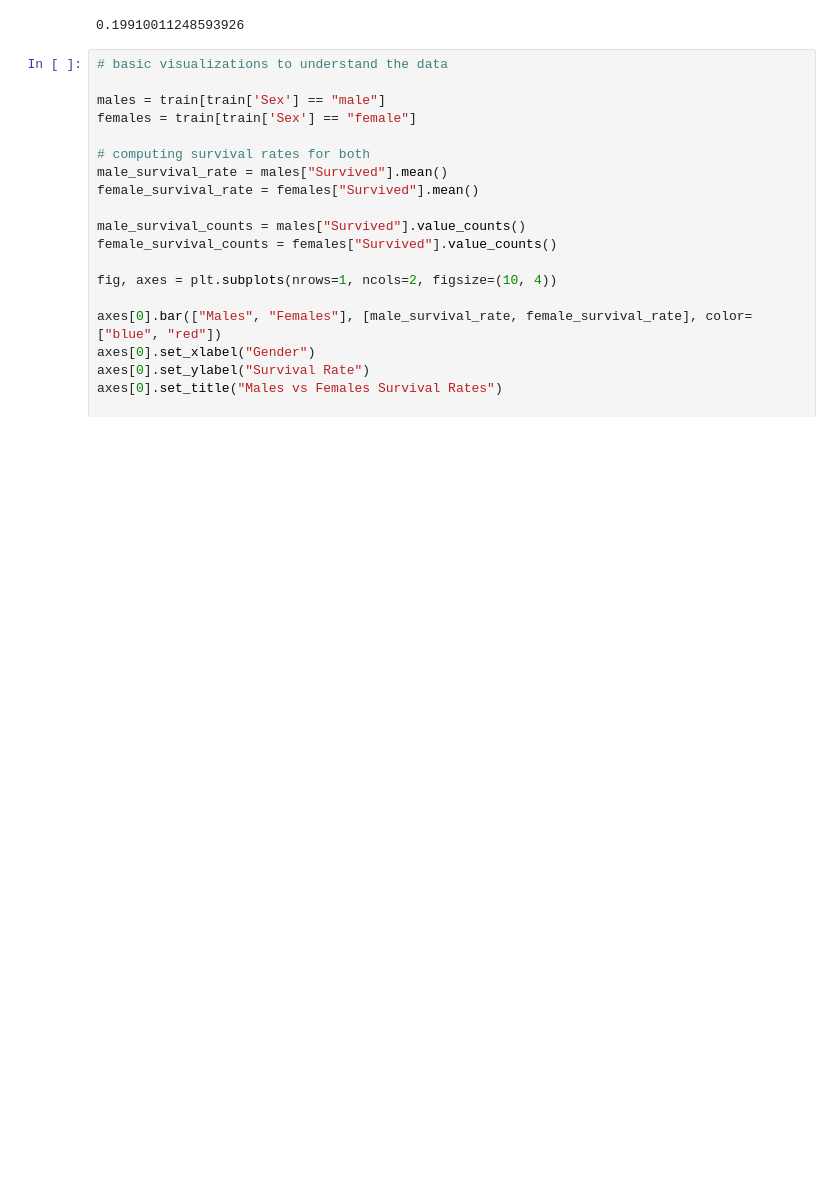
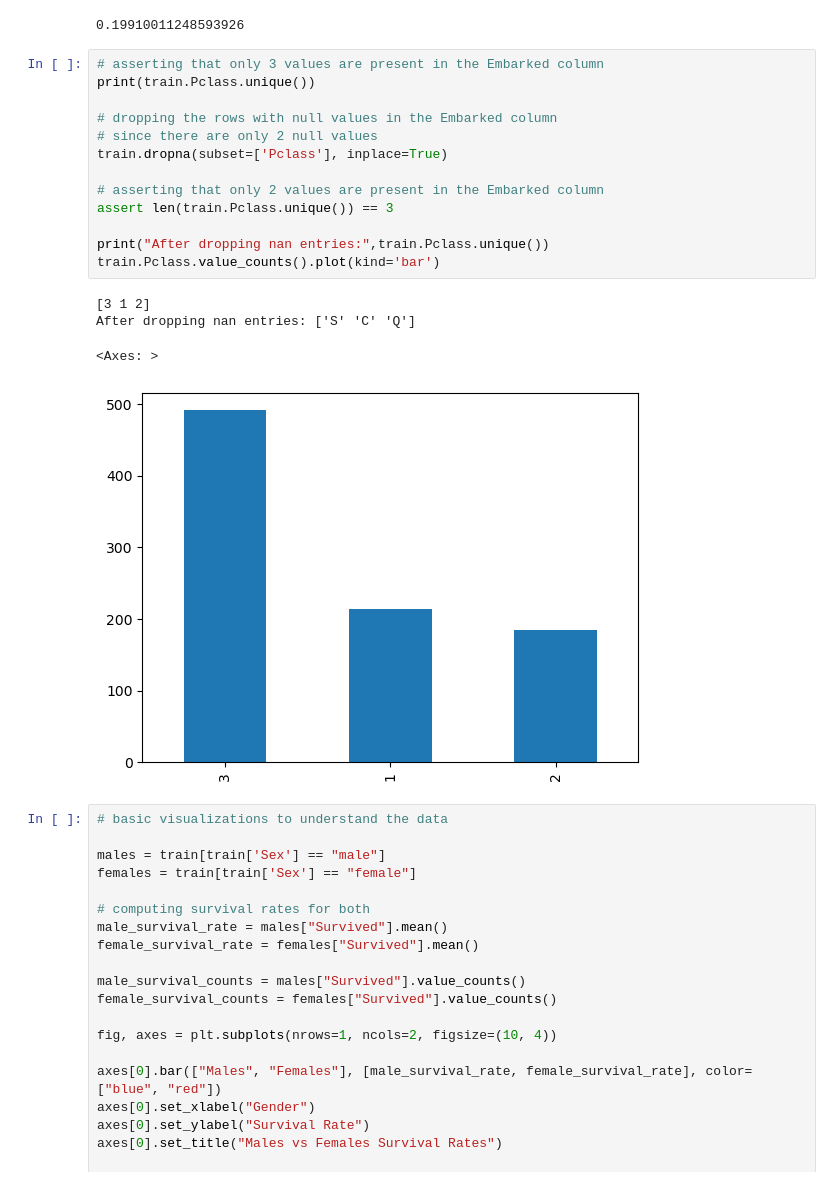
Before and after one commit to alliajagbe/titanic-survival, a Jupyter notebook: survival.ipynb, the cells around one changed output. Cells and saved outputs as stored; diff of their text form; blank space fills up the shorter version.

Commit message:
pclass

```diff
--- a/survival.ipynb
+++ b/survival.ipynb
@@ -98,6 +98,24 @@ print(train.isnull().sum()["Cabin"]/ len(train))
 print(train.isnull().sum()["Age"]/ len(train))
 # %% [output]
 0.19910011248593926
+# %%
+# asserting that only 3 values are present in the Embarked column
+print(train.Pclass.unique())
+
+# dropping the rows with null values in the Embarked column
+# since there are only 2 null values
+train.dropna(subset=['Pclass'], inplace=True)
+
+# asserting that only 2 values are present in the Embarked column
+assert len(train.Pclass.unique()) == 3
+
+print("After dropping nan entries:",train.Pclass.unique())
+train.Pclass.value_counts().plot(kind='bar')
+# %% [output]
+[3 1 2]
+After dropping nan entries: ['S' 'C' 'Q']
+<Axes: >
+[figure, added]
 # %%
 # basic visualizations to understand the data
 
```
